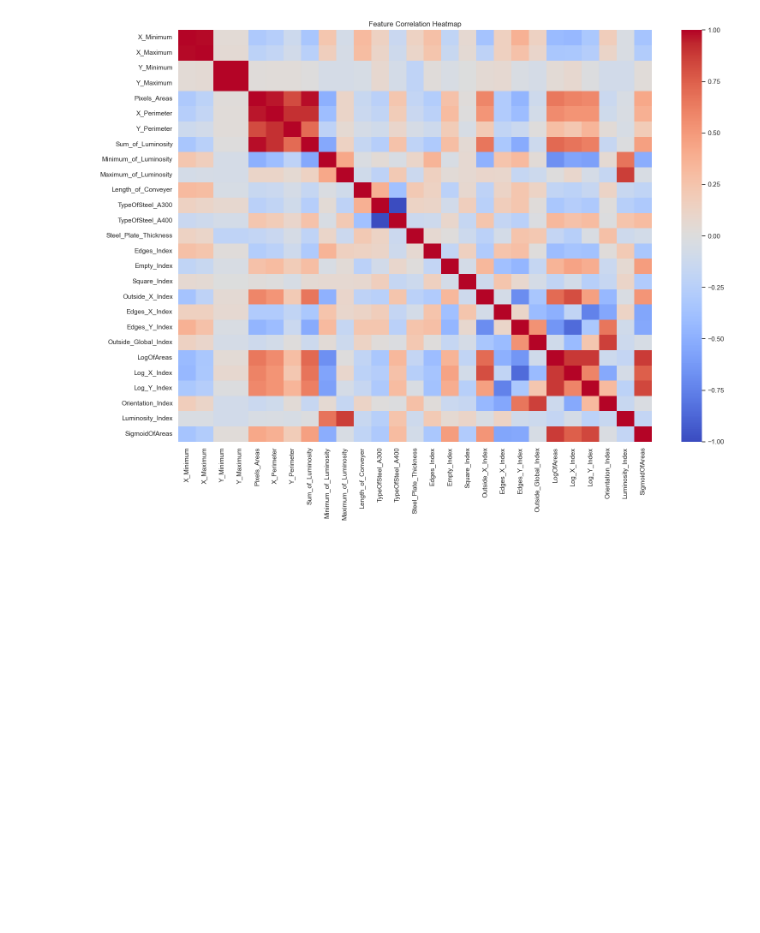
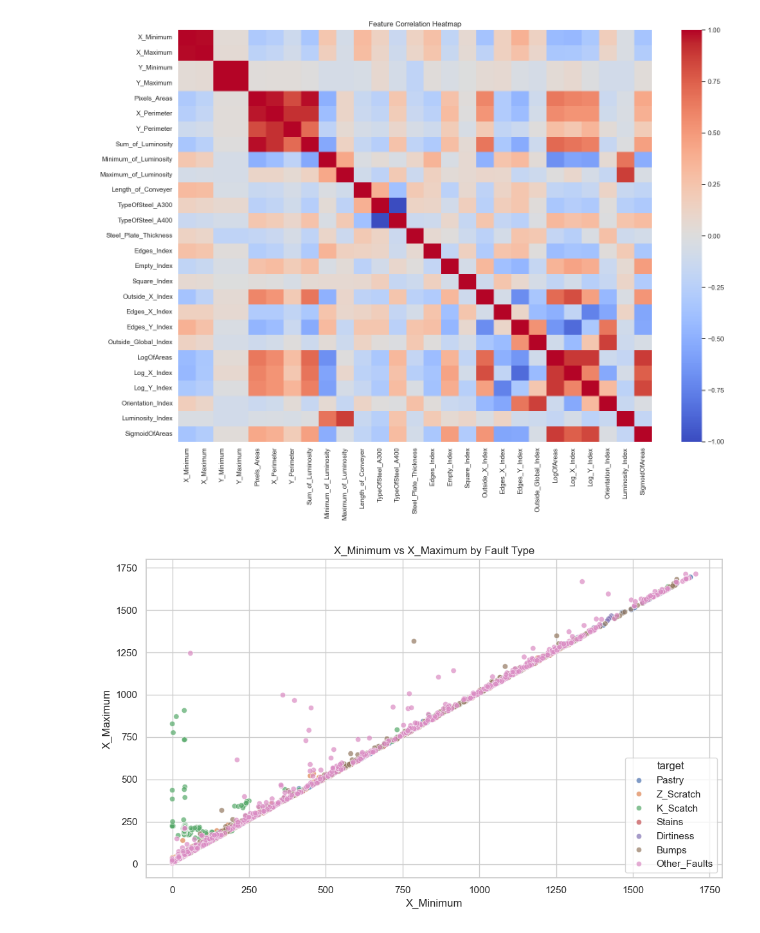
Before and after one commit to Praaneesh/PredictX_Multi_Domain_Predictive_Intelligence, a Jupyter notebook: classification.ipynb, the cells around one changed output. Cells and saved outputs as stored; diff of their text form; code cells hidden in the pictures; blank space fills up the shorter version.

```diff
--- a/classification.ipynb
+++ b/classification.ipynb
@@ -364,0 +369,19 @@ plt.show()
+# %%
+plt.figure(figsize=(10, 6))
+
+sns.scatterplot(
+    data=df,
+    x="X_Minimum",
+    y="X_Maximum",
+    hue="target",
+    alpha=0.7
+)
+
+plt.title("X_Minimum vs X_Maximum by Fault Type")
+plt.xlabel("X_Minimum")
+plt.ylabel("X_Maximum")
+
+plt.tight_layout()
+plt.show()
+# %% [output]
+[figure, added]
```
Also changed, not shown: parts of 3 cells of this notebook.
